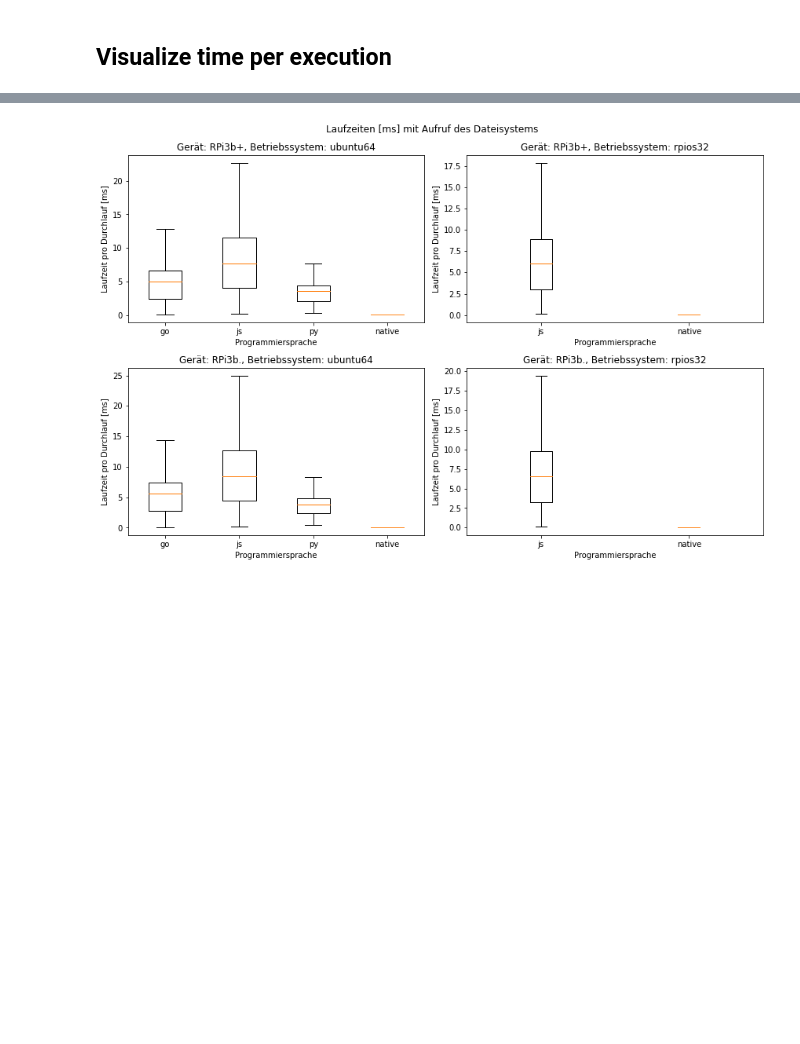
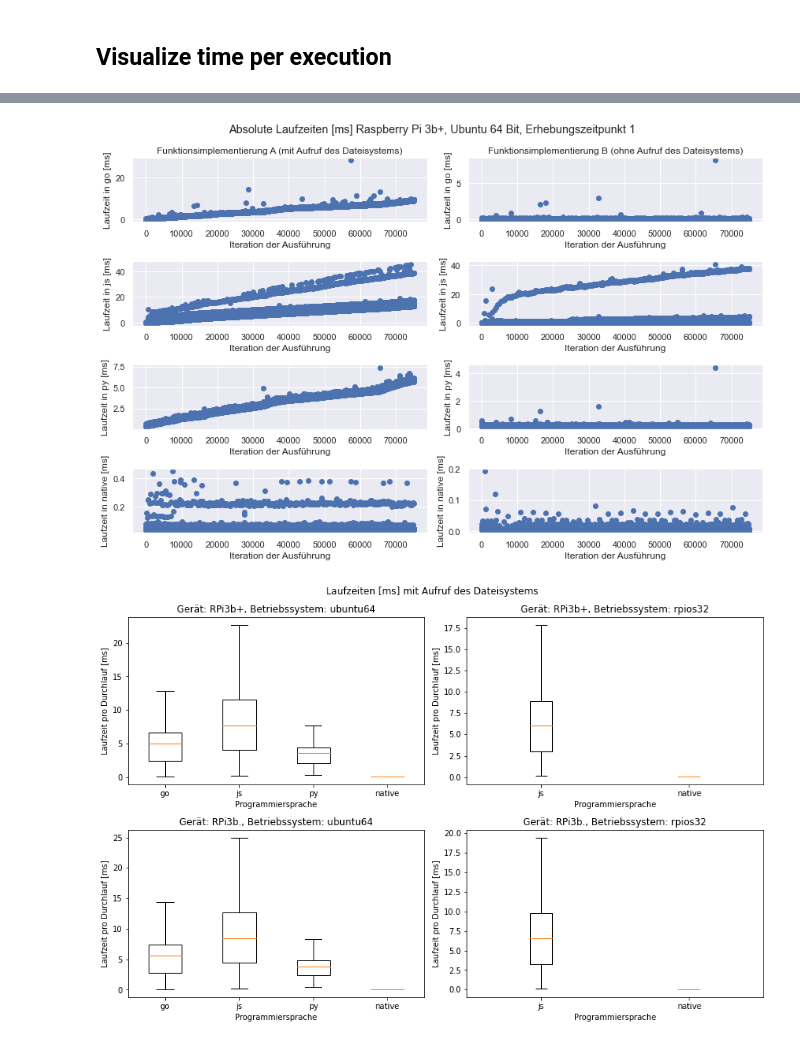
Before and after one commit to proohit/nodejs-rust, a Jupyter notebook: analysis.ipynb, the cells around one changed output, grey strips where cells are left out. Drawn from its saved outputs; the diff is of its cells as text; code cells hidden in the pictures; blank space fills up the shorter version.

```diff
--- a/analysis.ipynb
+++ b/analysis.ipynb
@@ -96,3 +103,30 @@ scatter(device='3b+', os='ubuntu64')
+# %%
+device = '3b+'
+os = 'ubuntu64'
+rows_headers = list(runtime_device_data[device][os].keys())
+fig, axes = plt.subplots(nrows=4, ncols=2, figsize=(12, 8))
+for idx_measurement, measurement in enumerate([runtime_device_data,runtime_device_data_without]):
+    for idx_runtime, runtime in enumerate(measurement[device][os].keys()):
+            date = measurement[device][os][runtime][:75000]
+            axes[idx_runtime, idx_measurement].scatter(date.index.values.tolist(), date['time (ns)']/1000000)
+    axes[0][0].set_title('Funktionsimplementierung A (mit Aufruf des Dateisystems)')
+    axes[0][1].set_title('Funktionsimplementierung B (ohne Aufruf des Dateisystems)')
+    for idx_ax, ax in enumerate(axes.flat):
+        if 0 <= idx_ax <= 1:
+            row = rows_headers[0]
+        if 2 <= idx_ax <= 3:
+            row = rows_headers[1]
+        if 4 <= idx_ax <= 5:
+            row = rows_headers[2]
+        if 6 <= idx_ax <= 7:
+            row = rows_headers[3]
+        ax.set_xlabel('Iteration der Ausführung')
+        ax.set_ylabel(f'Laufzeit in {row} [ms]')
+fig.suptitle('Absolute Laufzeiten [ms] Raspberry Pi 3b+, Ubuntu 64 Bit, Erhebungszeitpunkt 1')
+fig.tight_layout()
+fig.savefig(f'scatters{device}{os}-comparison.png',facecolor='white', dpi=300)
+# %% [output]
+[figure, added]
 # %%
 fig, axes = plt.subplots(nrows=2, ncols=2, figsize=(12, 8))
 for idx_device, device in enumerate(runtime_device_data.keys()):
```
Also changed, not shown: parts of 5 cells of this notebook.
